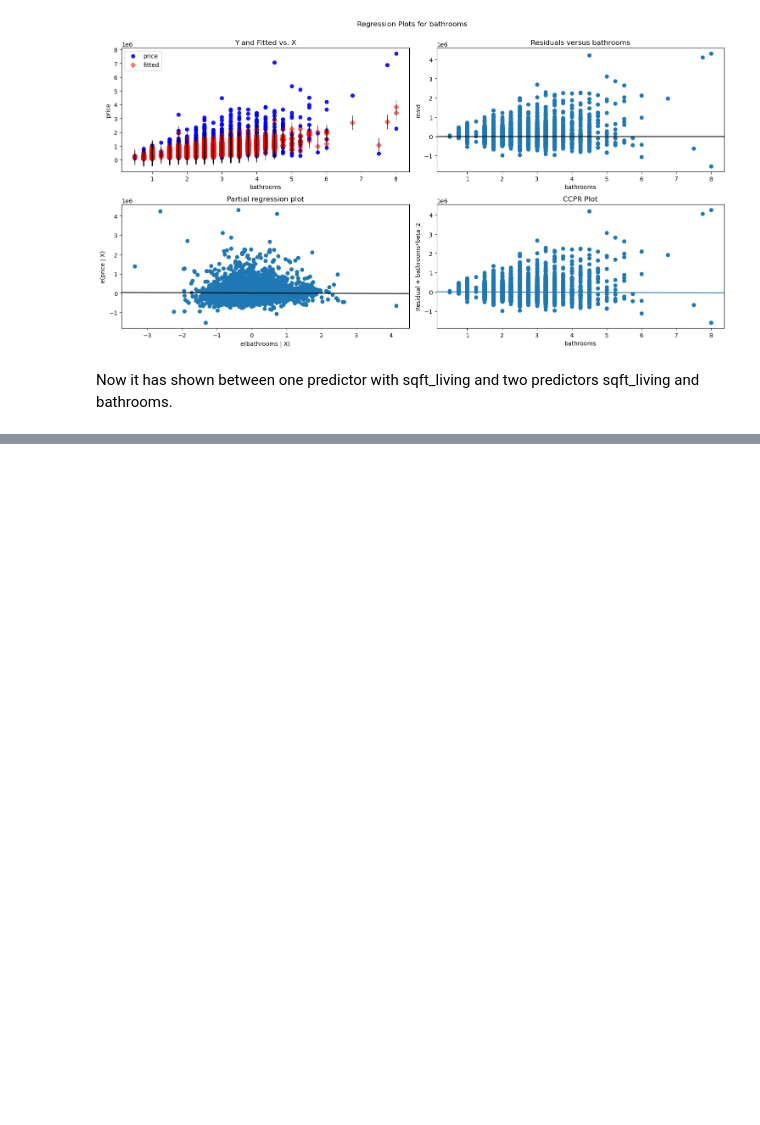
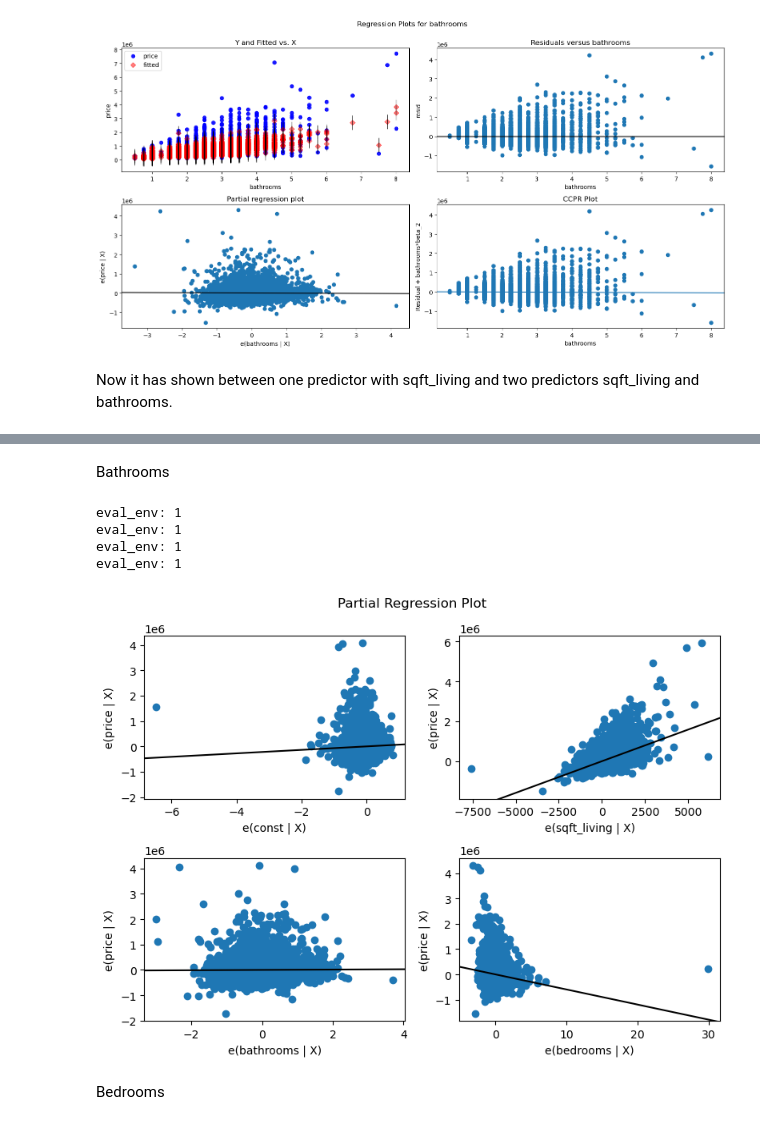
Before and after one commit to raphiqi/Real-Estate-Analysis-, a Jupyter notebook: Project 2.ipynb, the cells around one changed output, grey strips where cells are left out. Drawn from its saved outputs; the diff is of its cells as text; code cells hidden in the pictures; blank space fills up the shorter version.

```diff
--- a/Project 2.ipynb
+++ b/Project 2.ipynb
@@ -832,0 +881,15 @@ Now it has shown between one predictor with sqft_living and two predictors sqft_
+# %% [markdown]
+Bathrooms
+# %%
+fig = plt.figure(figsize=(8, 6))
+sm.graphics.plot_partregress_grid(multiple_results, fig=fig)
+plt.tight_layout()
+plt.show()
+# %% [output]
+eval_env: 1
+eval_env: 1
+eval_env: 1
+eval_env: 1
+[figure, added]
+# %% [markdown]
+Bedrooms
```
Also changed, not shown: parts of 45 cells of this notebook.
